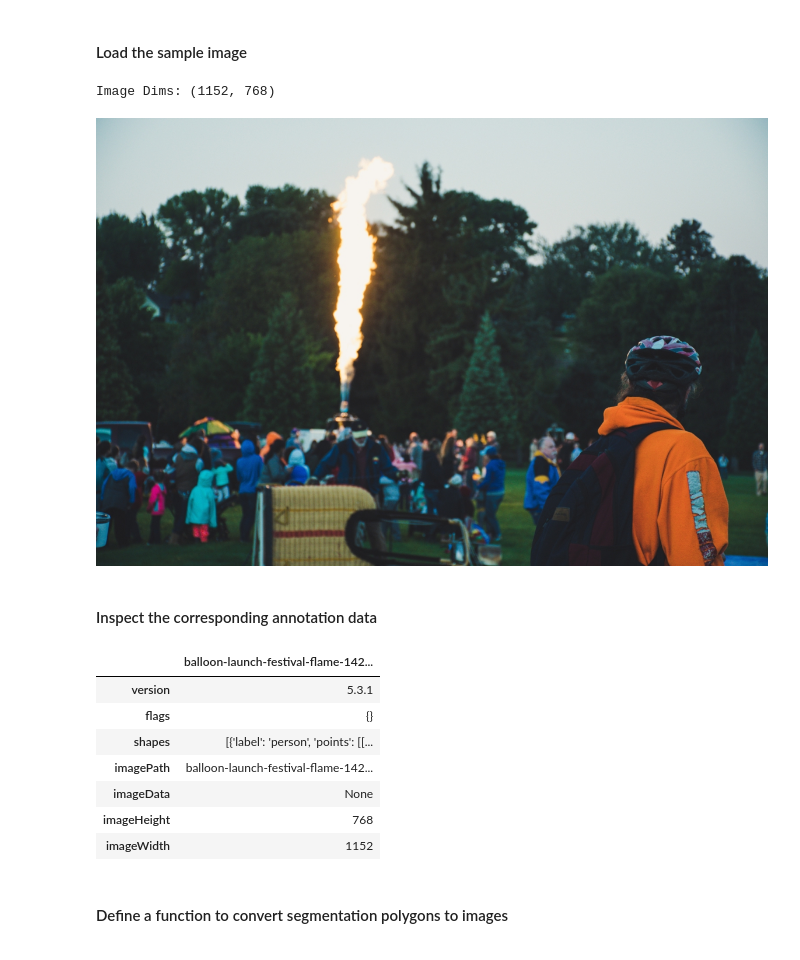
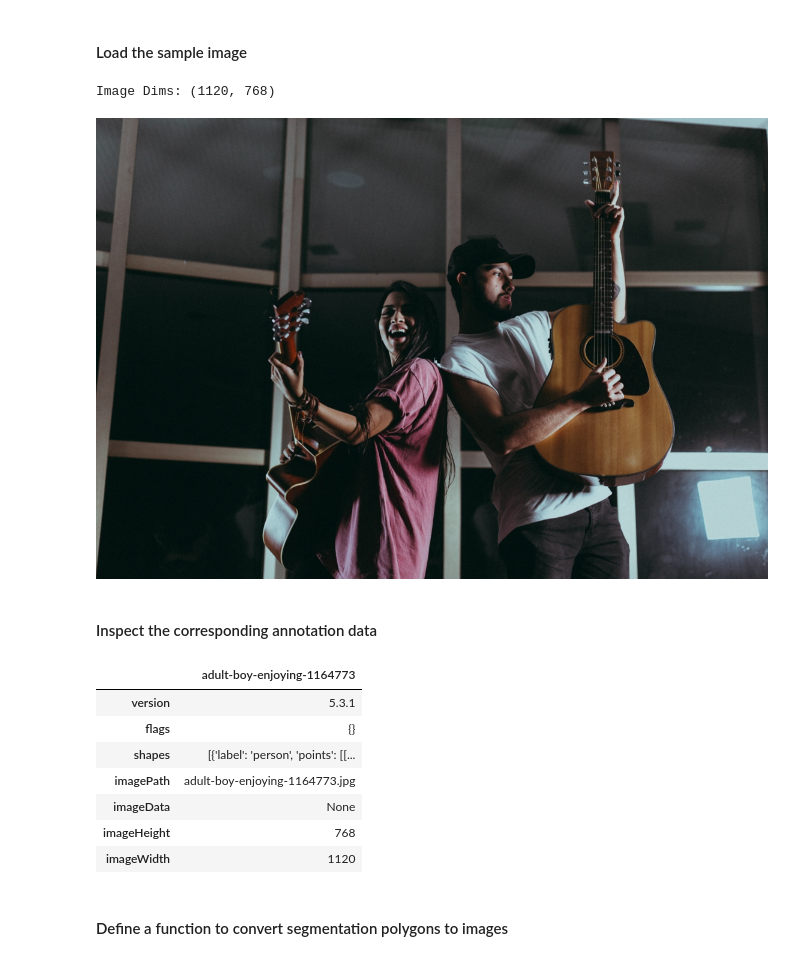
Before and after one commit to cj-mills/torchvision-annotation-tutorials, a Jupyter notebook: notebooks/labelme/torchvision-labelme-segmentation-annotations.ipynb, the cells around one changed output. Cells and saved outputs as stored; diff of their text form; code cells hidden in the pictures.

```diff
--- a/notebooks/labelme/torchvision-labelme-segmentation-annotations.ipynb
+++ b/notebooks/labelme/torchvision-labelme-segmentation-annotations.ipynb
@@ -263,33 +263,33 @@ draw_bboxes = partial(draw_bounding_boxes, fill=False, width=2, font=font_file,
 #### Load the sample image
 # %%
 # Get the file ID of the first image file
-file_id = list(img_dict.keys())[0]
+file_id = list(img_dict.keys())[10]
 
 # Open the associated image file as a RGB image
 sample_img = Image.open(img_dict[file_id]).convert('RGB')
 
 # Print the dimensions of the image
 print(f"Image Dims: {sample_img.size}")
 
 # Show the image
 sample_img
 # %% [output]
-Image Dims: (1152, 768)
+Image Dims: (1120, 768)
-[figure, old version]
+[figure, new version]
 # %% [markdown]
 #### Inspect the corresponding annotation data
 # %%
 # Get the row from the 'annotation_df' DataFrame corresponding to the 'file_id'
 annotation_df.loc[file_id].to_frame()
 # %% [output]
-|  | balloon-launch-festival-flame-142... |
+|  | adult-boy-enjoying-1164773 |
 | version | 5.3.1 |
 | flags | {} |
 | shapes | [{'label': 'person', 'points': [[... |
-| imagePath | balloon-launch-festival-flame-142... |
+| imagePath | adult-boy-enjoying-1164773.jpg |
 | imageData | None |
 | imageHeight | 768 |
-| imageWidth | 1152 |
+| imageWidth | 1120 |
 # %% [markdown]
 #### Define a function to convert segmentation polygons to images
 # %%
```
Also changed, not shown: parts of 5 cells of this notebook, 7 other files.
